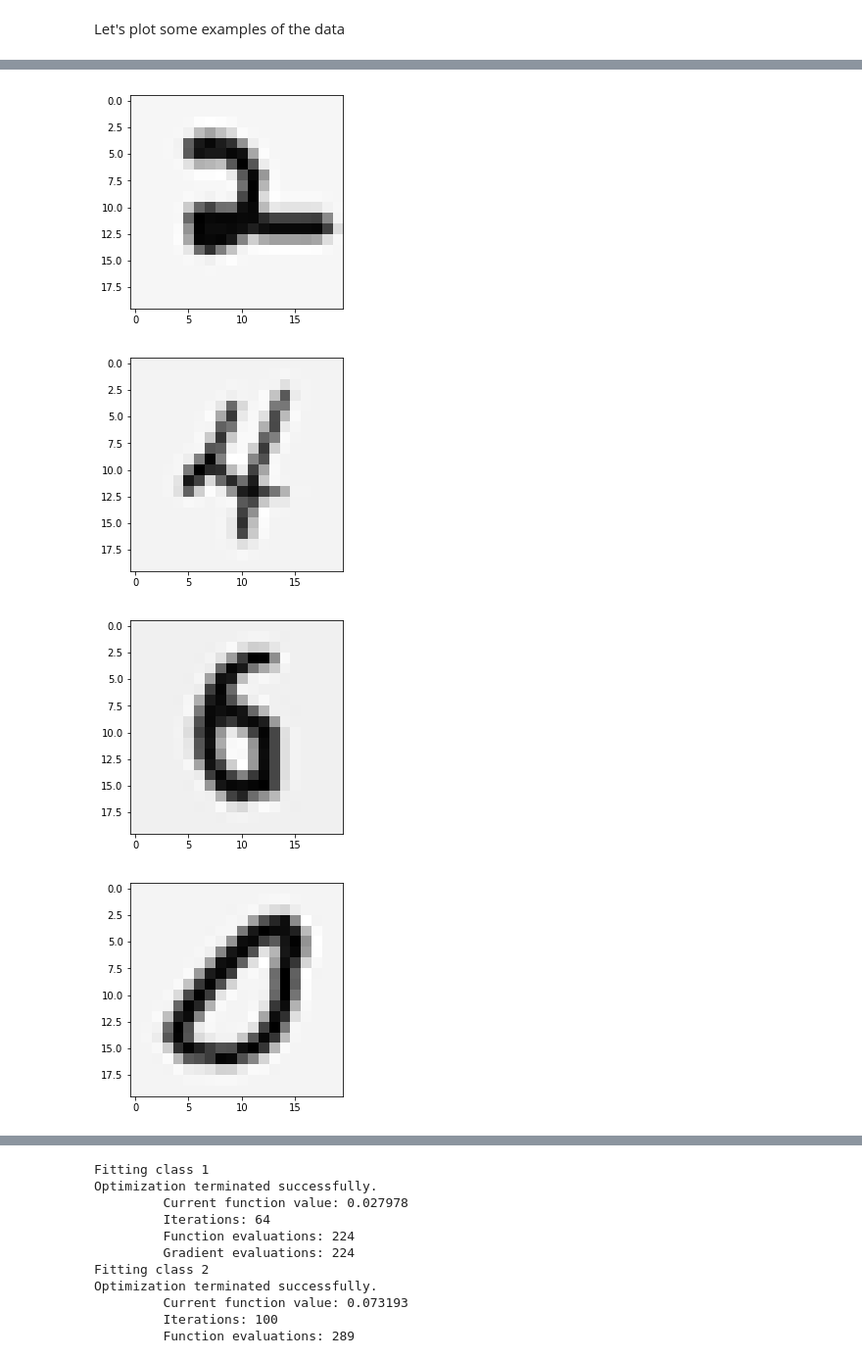
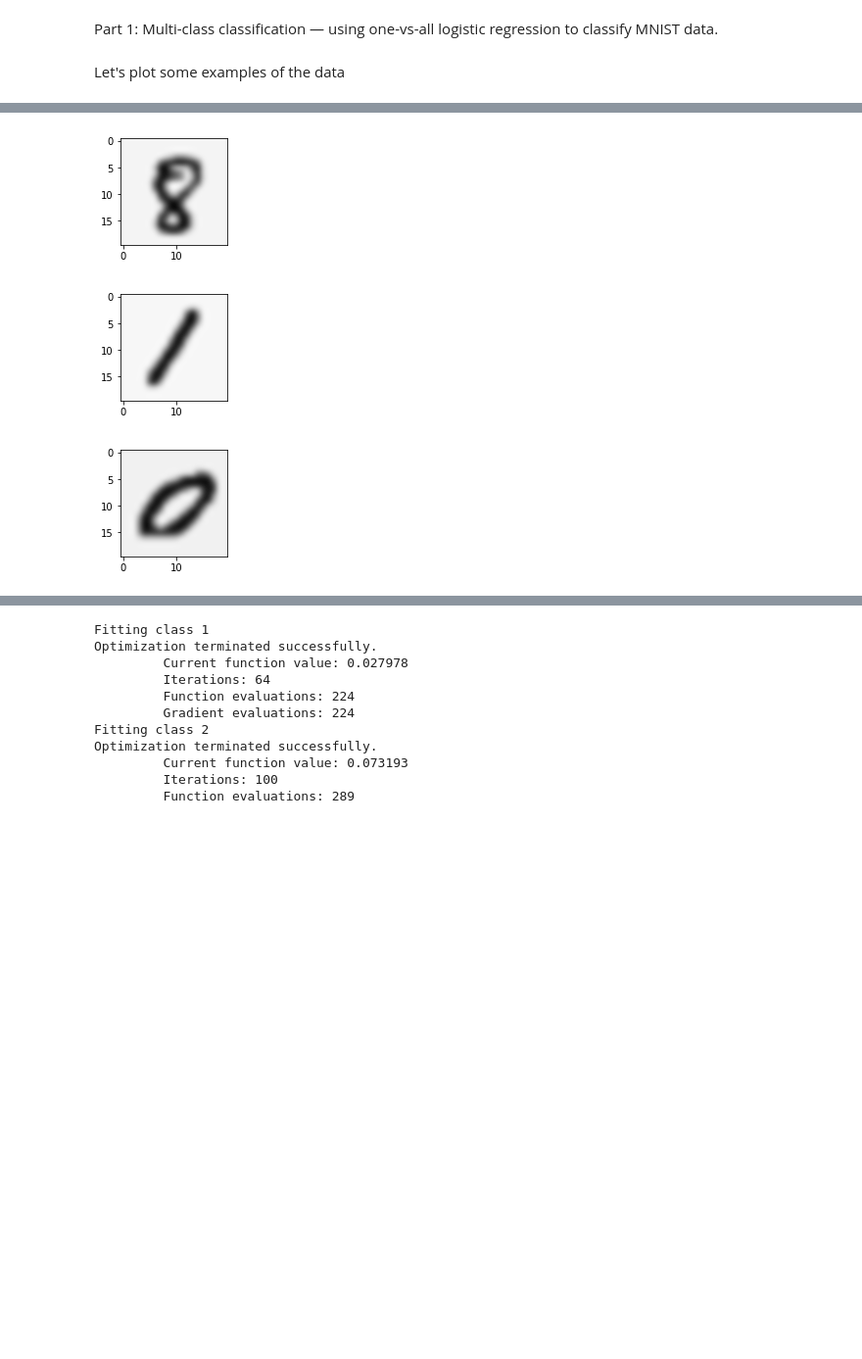
Before and after one commit to davidjbauer/andrew-ng-ML, a Jupyter notebook: ex3.ipynb, the cells around one changed output, grey strips where cells are left out. Shown at 98% size. Drawn from its saved outputs; the diff is of its cells as text; code cells hidden in the pictures; blank space fills up the shorter version.

```diff
--- a/ex3.ipynb
+++ b/ex3.ipynb
@@ -7,3 +6,5 @@ import scipy.optimize
+# %% [markdown]
+Part 1: Multi-class classification — using one-vs-all logistic regression to classify MNIST data.
 # %%
 def h(theta,x):
     return sigmoid(x.dot(theta))
@@ -16,10 +17,9 @@ X_bitmap = X_ex3data.reshape(5000,20,20,order='F')
 Let's plot some examples of the data
 # %%
 def plot_digit(n):
-    plt.figure()
-    plt.imshow(X_bitmap[n],cmap='binary')
+    plt.figure(figsize=(2,2))
+    plt.imshow(X_bitmap[n],cmap='binary',interpolation='bicubic')
 # %%
-for i in np.random.randint(0,4999,6):
-    plt.figure()
-    plt.imshow(X_bitmap[i],cmap='binary')
+for i in np.random.randint(0,4999,4):
+    plot_digit(i)
 # %% [output]
@@ -27,4 +27,3 @@ for i in np.random.randint(0,4999,6):
-[figure, old version]
+[figure, new version]
-[figure, old version]
+[figure, new version]
-[figure, old version]
+[figure, new version]
-[figure, removed]
```
Also changed, not shown: parts of 19 cells of this notebook.
